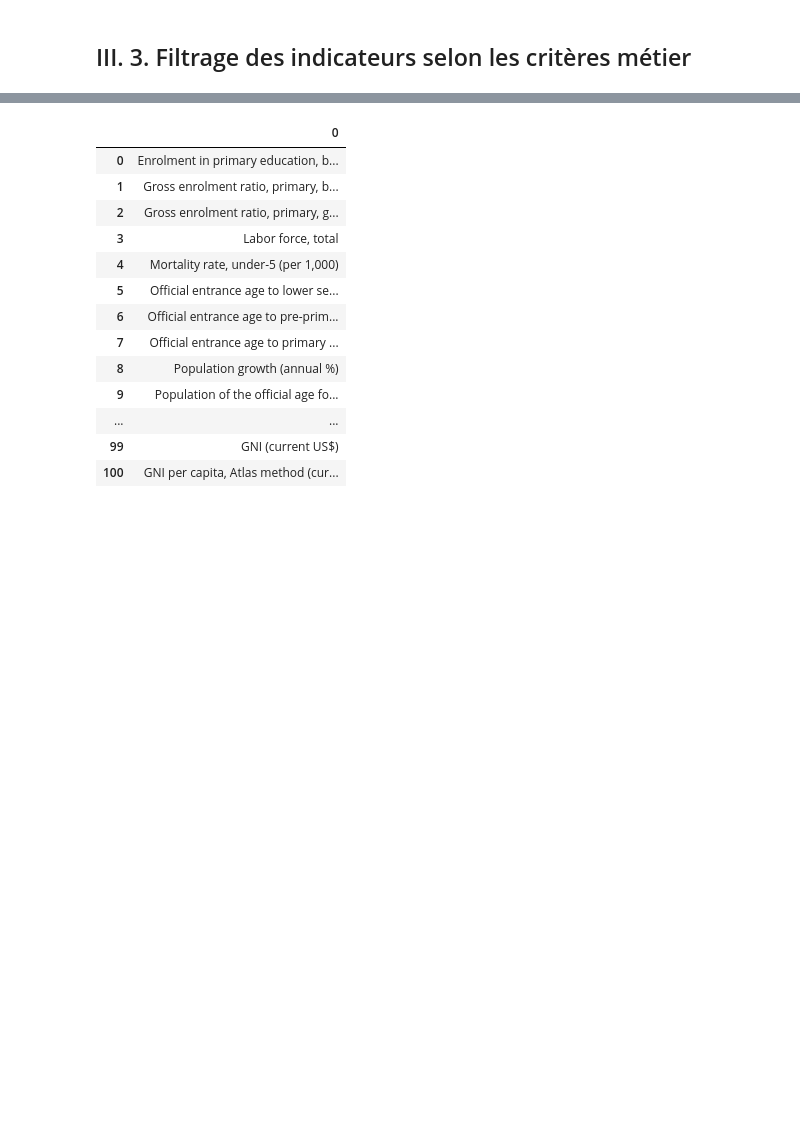
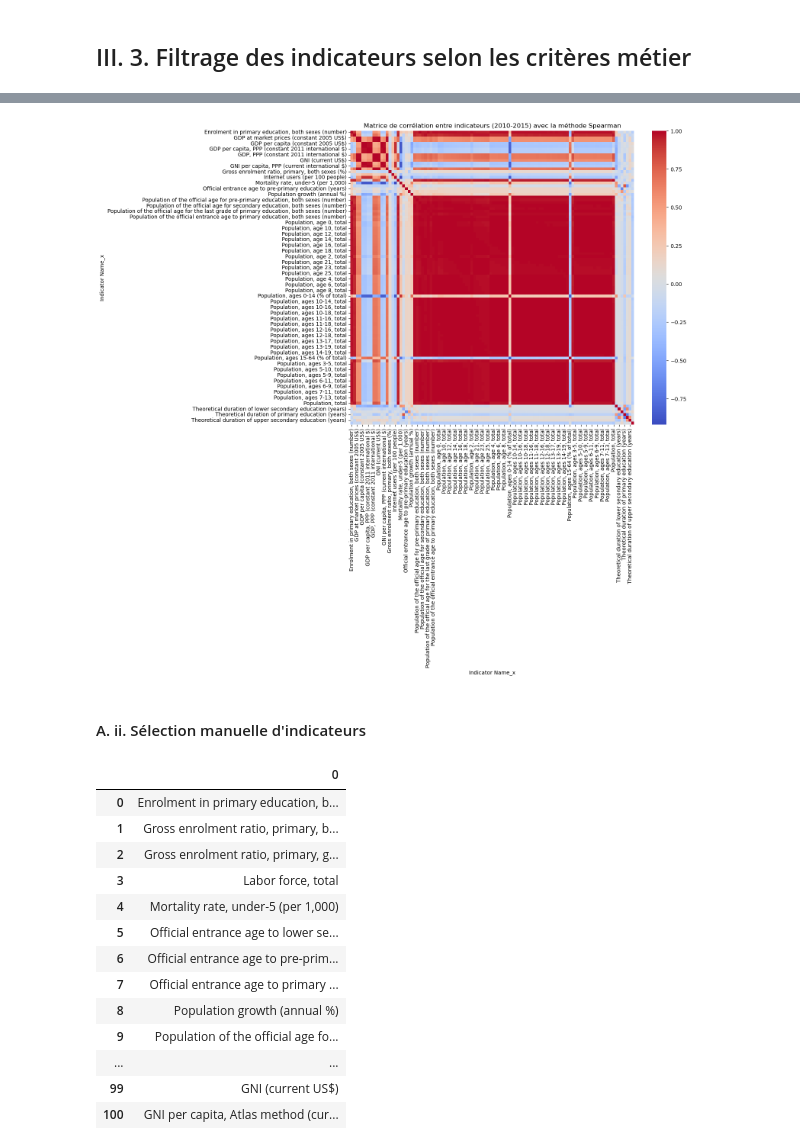
Before and after one commit to elochn/projets-openclassroom-fr, a Jupyter notebook: Projet2/Projet 2 - Analysez les données de systèmes éducatifs.ipynb, the cells around one changed output, grey strips where cells are left out. Drawn from its saved outputs; the diff is of its cells as text; code cells hidden in the pictures; blank space fills up the shorter version.

```diff
--- a/Projet2/Projet 2 - Analysez les données de systèmes éducatifs.ipynb
+++ b/Projet2/Projet 2 - Analysez les données de systèmes éducatifs.ipynb
@@ -1727,3 +1766,14 @@ with pd.option_context('display.max_colwidth', 200):
+# %%
+corr_matrix_spearman = df_mean_wide.corr(method='spearman')
+
+plt.figure(figsize=(12, 10))
+sns.heatmap(corr_matrix_spearman, annot=False, cmap="coolwarm", cbar=True)
+plt.title("Matrice de corrélation entre indicateurs (2010-2015) avec la méthode Spearman")
+plt.show()
+# %% [output]
+[figure, added]
+# %% [markdown]
+#### A. ii. Sélection manuelle d'indicateurs
 # %%
 # Affichage intégral des indicateurs pour sélectionner ceux utiles à l’analyse métier
 
```
Also changed, not shown: parts of 60 cells of this notebook, 2 other files.
